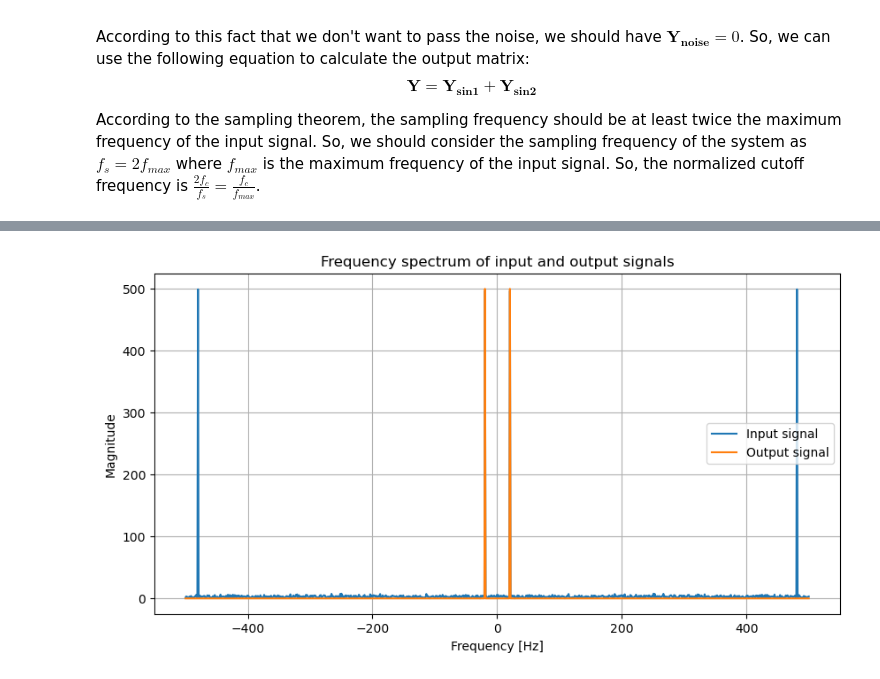
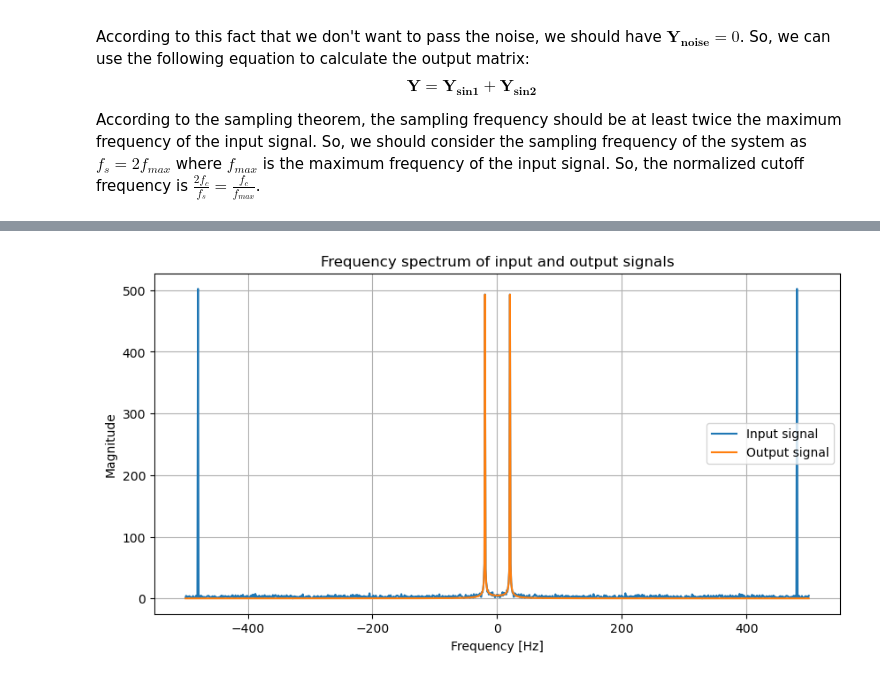
Before and after one commit to ErfanRasti/digital-signal-processing-lab, a Jupyter notebook: DigitalFilterDesign/DigitalFilterDesingUsingDeepLearning.ipynb, the cells around one changed output, grey strips where cells are left out. Saved outputs shown, nothing was run; the diff lists cells and outputs as text; code cells hidden in the pictures.

```diff
--- a/DigitalFilterDesign/DigitalFilterDesingUsingDeepLearning.ipynb
+++ b/DigitalFilterDesign/DigitalFilterDesingUsingDeepLearning.ipynb
@@ -179,5 +181,6 @@ def generate_sine_data(input_freq_range, fc, t):
     Y [passed_freq_range, :] = X[passed_freq_range, :]
     return X, Y
 # %%
-input_freq_range1 = np.arange(0, 500, 1) # Frequency range
+f0_step = 0.1
+input_freq_range1 = np.arange(f0_step, 500, f0_step) # Frequency range
 X_sin1, Y_sin1 = generate_sine_data(input_freq_range1, fc, t)
@@ -198,8 +214,11 @@ plot_input_output(t, X_sin1[100,:], Y_sin1[100,:], 'Input and output signals for
 # %%
-input_freq_range2 = np.arange(500, 0, -1) # Frequency range
+input_freq_range2 = np.arange(500, f0_step, -f0_step) # Frequency range
 X_sin2, Y_sin2 = generate_sine_data(input_freq_range2, fc, t)
 
 X_noise = np.random.normal(0, 0.1, (len(input_freq_range1), len(t))) # Input signal
 Y_noise = np.zeros((len(input_freq_range1), len(t))) # Output signal
-X = X_sin1 + X_sin2 + X_noise
-Y = Y_sin1 + Y_sin2 + Y_noise
+X = X_sin1+X_sin2+X_noise
+Y = Y_sin1+Y_sin2+Y_noise
+
+X = np.concatenate((X, X_sin1), axis=0)
+Y = np.concatenate((Y, Y_sin1), axis=0)
@@ -241,8 +251,8 @@ def plot_frequency_spectrum_input_output_signal(X, Y, fs, title):
 # %%
 plot_frequency_spectrum_input_output_signal(
-    X[20,:],
-    Y[20,:],
+    X[200,:],
+    Y[200,:],
     fs,
     'Frequency spectrum of input and output signals')
 # %% [output]
-[figure, old version]
+[figure, new version]
```
Also changed, not shown: parts of 9 cells of this notebook.
